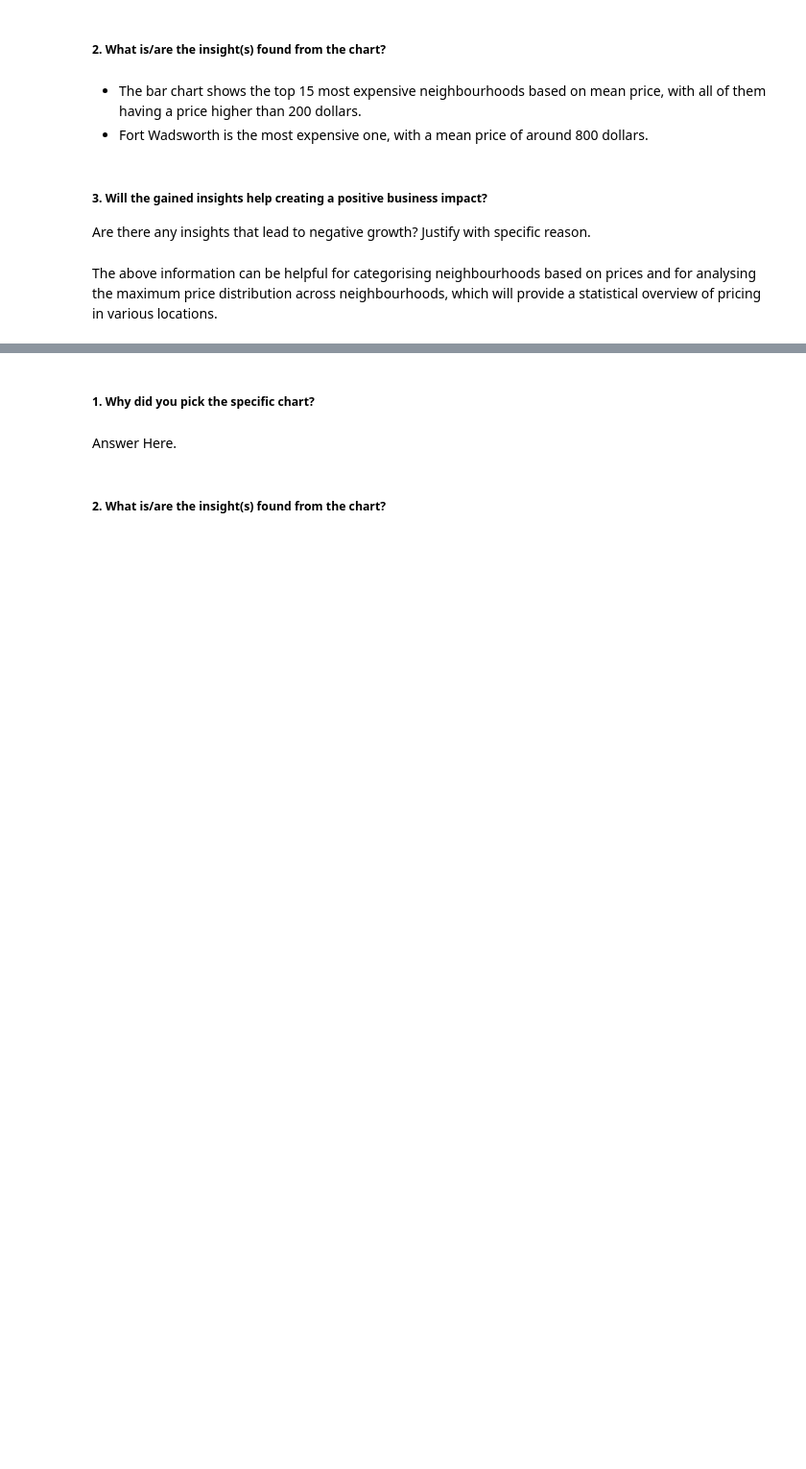
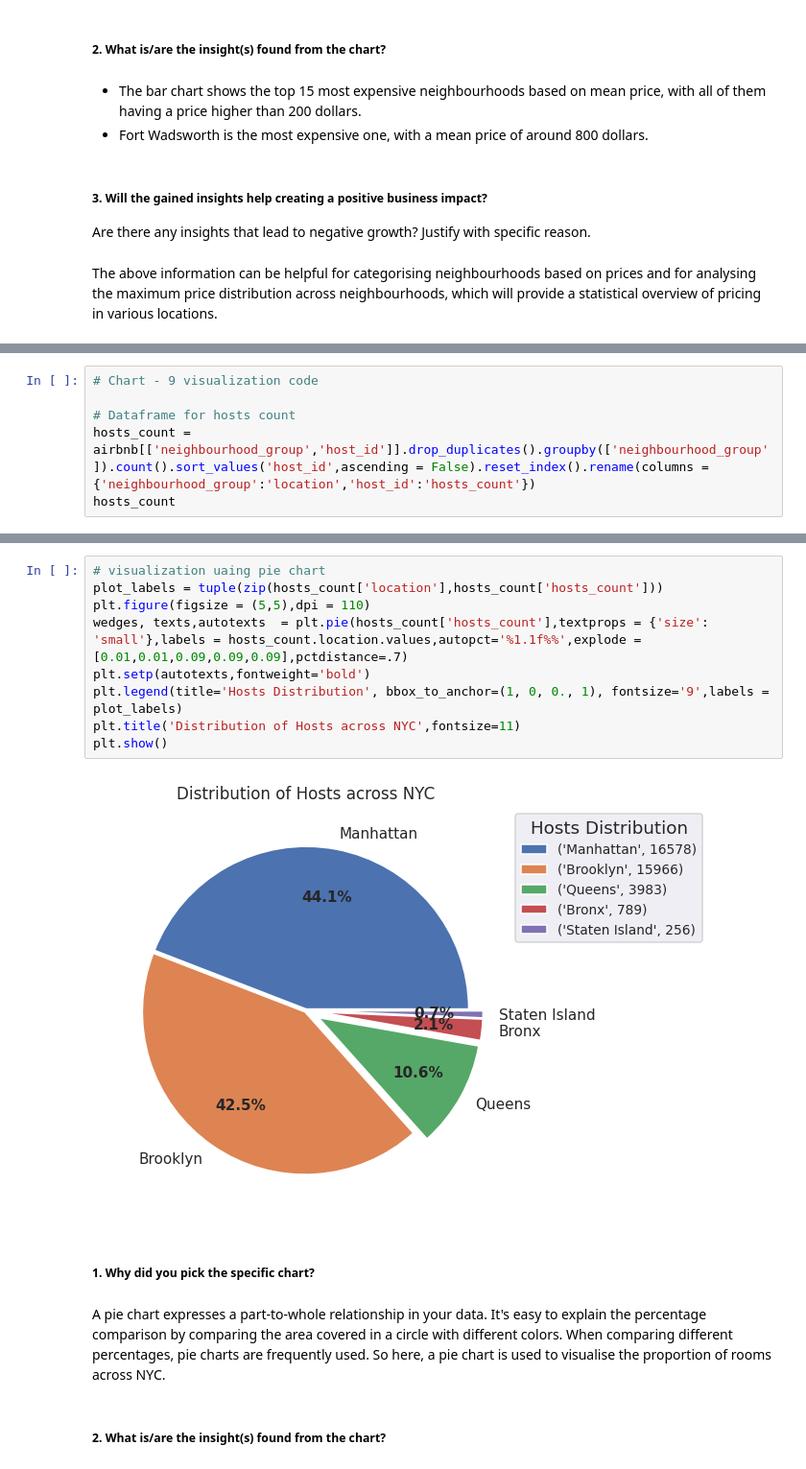
Before and after one commit to abhijain1216/Airbnb-Bookings-Analysis-EDA, a Jupyter notebook: Airbnb_Bookings_Analysis_EDA.ipynb, the cells around one changed output, grey strips where cells are left out. Shown at 96% size. Saved outputs shown, nothing was run; the diff lists cells and outputs as text; blank space fills up the shorter version.

```diff
--- a/Airbnb_Bookings_Analysis_EDA.ipynb
+++ b/Airbnb_Bookings_Analysis_EDA.ipynb
@@ -750,0 +751,6 @@ The above information can be helpful for categorising neighbourhoods based on pr
+# %%
+# Chart - 9 visualization code
+
+# Dataframe for hosts count
+hosts_count = airbnb[['neighbourhood_group','host_id']].drop_duplicates().groupby(['neighbourhood_group']).count().sort_values('host_id',ascending = False).reset_index().rename(columns = {'neighbourhood_group':'location','host_id':'hosts_count'})
+hosts_count
@@ -751,6 +764,17 @@ The above information can be helpful for categorising neighbourhoods based on pr
+# %%
+# visualization uaing pie chart
+plot_labels = tuple(zip(hosts_count['location'],hosts_count['hosts_count']))
+plt.figure(figsize = (5,5),dpi = 110)
+wedges, texts,autotexts  = plt.pie(hosts_count['hosts_count'],textprops = {'size': 'small'},labels = hosts_count.location.values,autopct='%1.1f%%',explode =  [0.01,0.01,0.09,0.09,0.09],pctdistance=.7)
+plt.setp(autotexts,fontweight='bold')
+plt.legend(title='Hosts Distribution', bbox_to_anchor=(1, 0, 0., 1), fontsize='9',labels = plot_labels)
+plt.title('Distribution of Hosts across NYC',fontsize=11)
+plt.show()
+# %% [output]
+[figure, added]
 # %% [markdown]
 ##### 1. Why did you pick the specific chart?
-# %% [markdown]
-Answer Here.
+# %% [markdown]
+A pie chart expresses a part-to-whole relationship in your data. It's easy to explain the percentage comparison by comparing the area covered in a circle with different colors. When comparing different percentages, pie charts are frequently used. So here, a pie chart is used to visualise the proportion of rooms across NYC.
 # %% [markdown]
 ##### 2. What is/are the insight(s) found from the chart?
```
Also changed, not shown: parts of 20 cells of this notebook.
